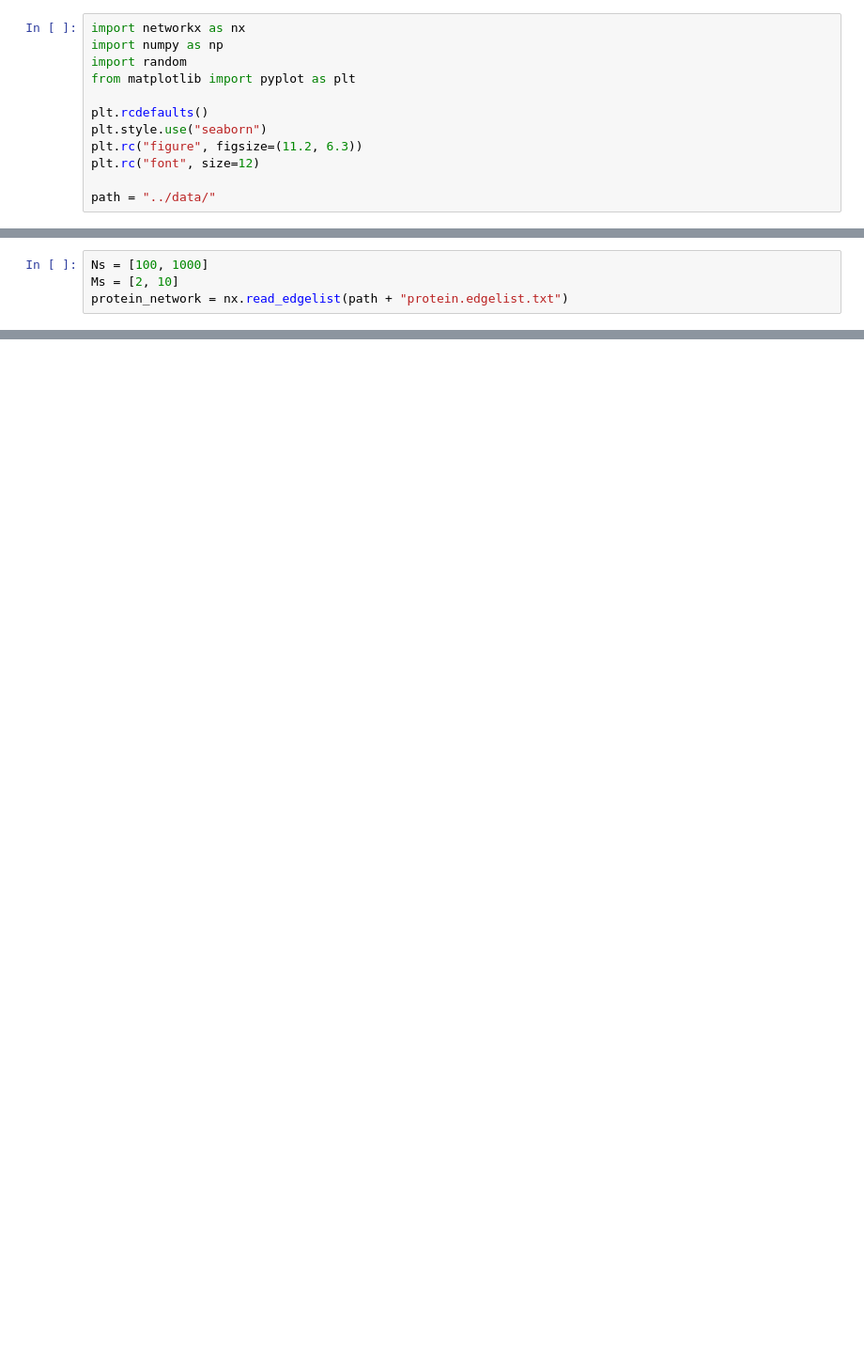
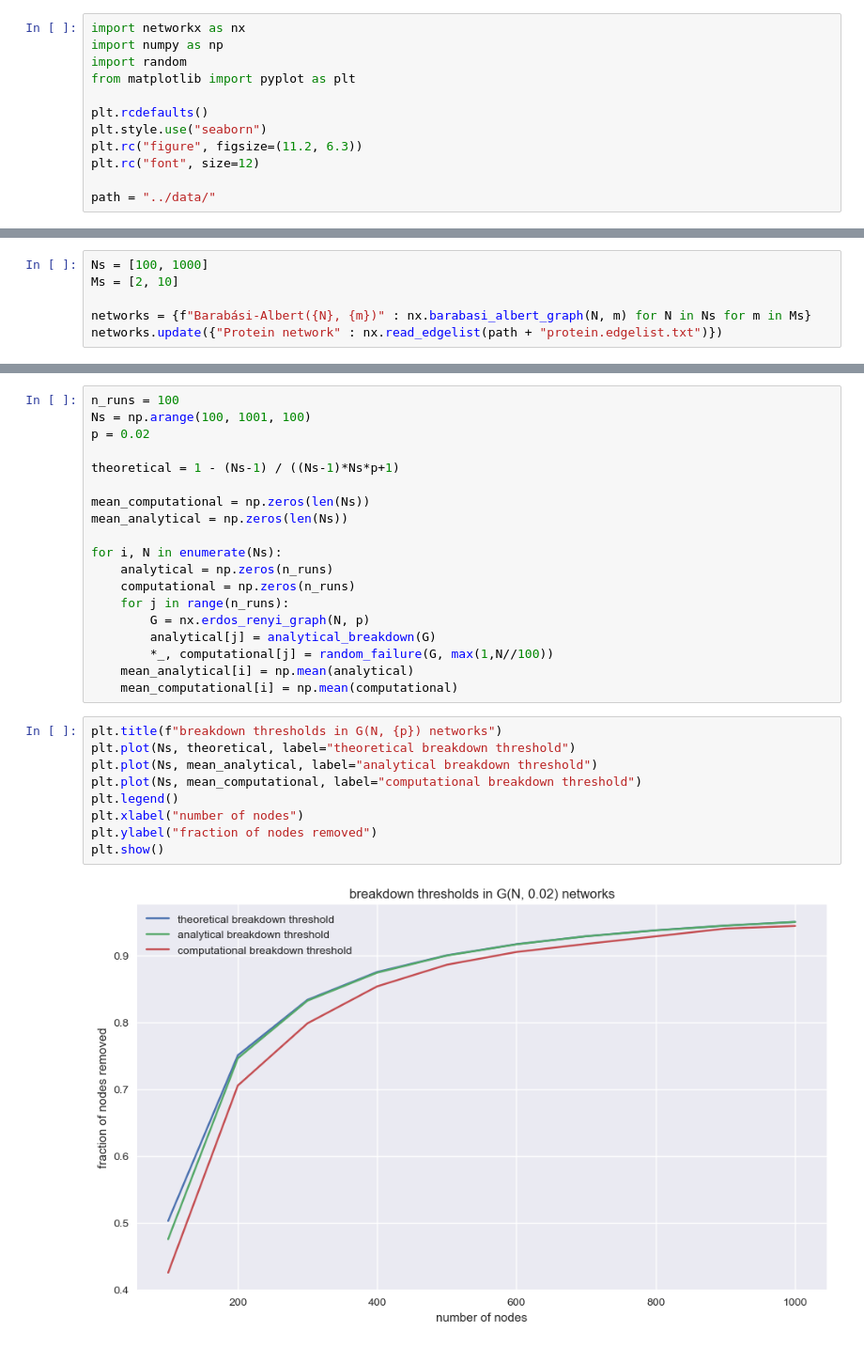
Before and after one commit to maxstollmayer/network_course, a Jupyter notebook: solutions/Stollmayer_01506352_Exercise07_Code.ipynb, the cells around one changed output, grey strips where cells are left out. Shown at 94% size. Saved outputs shown, nothing was run; the diff lists cells and outputs as text; blank space fills up the shorter version.

```diff
--- a/solutions/Stollmayer_01506352_Exercise07_Code.ipynb
+++ b/solutions/Stollmayer_01506352_Exercise07_Code.ipynb
@@ -47,4 +46,6 @@ def f_c(G):
 # %%
 Ns = [100, 1000]
 Ms = [2, 10]
-protein_network = nx.read_edgelist(path + "protein.edgelist.txt")
+
+networks = {f"Barabási-Albert({N}, {m})" : nx.barabasi_albert_graph(N, m) for N in Ns for m in Ms}
+networks.update({"Protein network" : nx.read_edgelist(path + "protein.edgelist.txt")})
@@ -94,0 +76,30 @@ plt.show()
+# %%
+n_runs = 100
+Ns = np.arange(100, 1001, 100)
+p = 0.02
+
+theoretical = 1 - (Ns-1) / ((Ns-1)*Ns*p+1)
+
+mean_computational = np.zeros(len(Ns))
+mean_analytical = np.zeros(len(Ns))
+
+for i, N in enumerate(Ns):
+    analytical = np.zeros(n_runs)
+    computational = np.zeros(n_runs)
+    for j in range(n_runs):
+        G = nx.erdos_renyi_graph(N, p)
+        analytical[j] = analytical_breakdown(G)
+        *_, computational[j] = random_failure(G, max(1,N//100))
+    mean_analytical[i] = np.mean(analytical)
+    mean_computational[i] = np.mean(computational)
+# %%
+plt.title(f"breakdown thresholds in G(N, {p}) networks")
+plt.plot(Ns, theoretical, label="theoretical breakdown threshold")
+plt.plot(Ns, mean_analytical, label="analytical breakdown threshold")
+plt.plot(Ns, mean_computational, label="computational breakdown threshold")
+plt.legend()
+plt.xlabel("number of nodes")
+plt.ylabel("fraction of nodes removed")
+plt.show()
+# %% [output]
+[figure, added]
```
Also changed, not shown: parts of 9 cells of this notebook, 3 other files.
